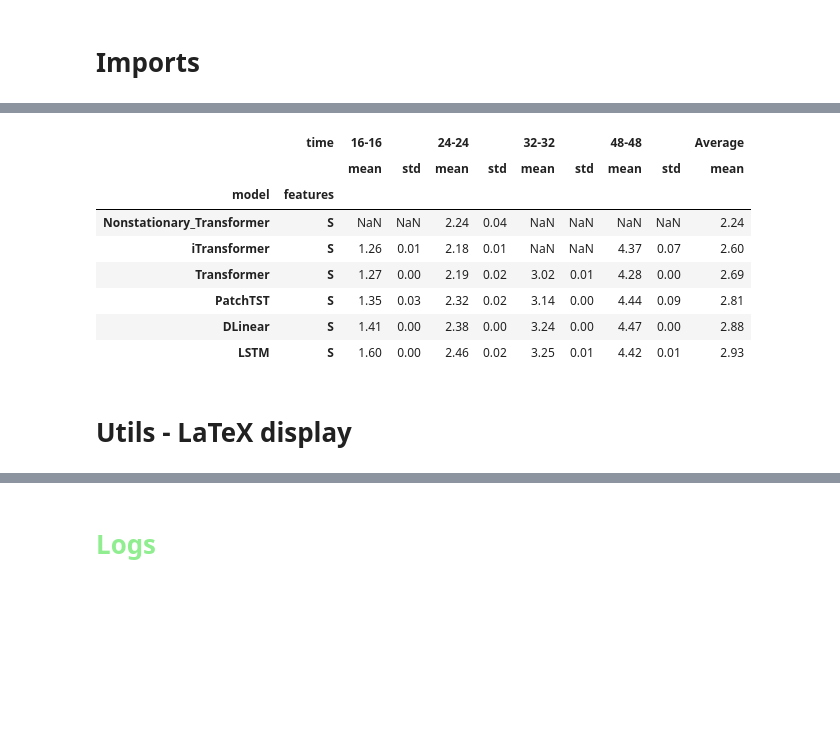
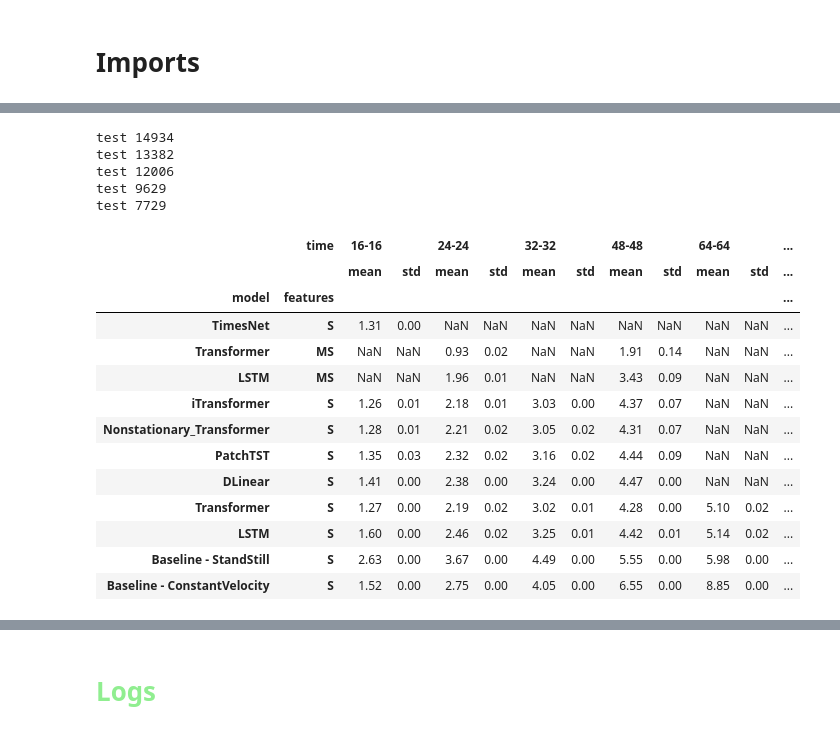
Before and after one commit to arnaud-odet/Time-Series-Library, a Jupyter notebook: results.ipynb, the cells around one changed output, grey strips where cells are left out. Cells and saved outputs as stored; diff of their text form; code cells hidden in the pictures; blank space fills up the shorter version.

```diff
--- a/results.ipynb
+++ b/results.ipynb
@@ -27,32 +14,0 @@ def create_model_identifier(row):
-# %%
-cp_logs_df = pd.read_csv('./logs/calmip_logs.csv', index_col = 0)
-cp_logs_df = cp_logs_df[cp_logs_df.index >= CALMIP_START_INDEX[2]]
-cp_logs_df['model_id'] = cp_logs_df.apply(lambda row : create_model_identifier(row), axis =1)
-cp_logs_df['time'] = cp_logs_df.apply(lambda row : f"{row['seq_len']}-{row['pred_len']}", axis =1)
-temp_df = cp_logs_df[['model_id','model','features','time','rmse','fde']].groupby('model_id').agg(
-    model=pd.NamedAgg(column='model', aggfunc='first'),
-    features=pd.NamedAgg(column='features', aggfunc='first'),
-    time=pd.NamedAgg(column='time', aggfunc='first'),
-    count=pd.NamedAgg(column='fde', aggfunc='count'),
-    mean=pd.NamedAgg(column='fde', aggfunc='mean'),
-    std=pd.NamedAgg(column='fde', aggfunc='std'),
-).sort_values(by = 'mean')
-temp_df['dupl'] = temp_df[['model','time']].duplicated()
-temp_df['std'] = temp_df['std'].fillna(0)
-summary_df = temp_df[temp_df['dupl'] == False].copy()
-summary_df = summary_df.pivot(index = ['model','features'], columns = 'time', values = ['mean','std']).swaplevel(0,1,axis = 1).sort_index(axis = 1)
-summary_df[('Average','mean')] = summary_df.xs('mean', axis = 1, level = 1).mean(axis = 1)
-summary_df.sort_values(by = ('Average','mean'),inplace=True)
-summary_df.round(2)
-# %% [output]
-|  | time | 16-16 |  | 24-24 |  | 32-32 |  | 48-48 |  | Average |
-|  |  | mean | std | mean | std | mean | std | mean | std | mean |
-| model | features |  |  |  |  |  |  |  |  |  |
-| Nonstationary_Transformer | S | NaN | NaN | 2.24 | 0.04 | NaN | NaN | NaN | NaN | 2.24 |
-| iTransformer | S | 1.26 | 0.01 | 2.18 | 0.01 | NaN | NaN | 4.37 | 0.07 | 2.60 |
-| Transformer | S | 1.27 | 0.00 | 2.19 | 0.02 | 3.02 | 0.01 | 4.28 | 0.00 | 2.69 |
-| PatchTST | S | 1.35 | 0.03 | 2.32 | 0.02 | 3.14 | 0.00 | 4.44 | 0.09 | 2.81 |
-| DLinear | S | 1.41 | 0.00 | 2.38 | 0.00 | 3.24 | 0.00 | 4.47 | 0.00 | 2.88 |
-| LSTM | S | 1.60 | 0.00 | 2.46 | 0.02 | 3.25 | 0.01 | 4.42 | 0.01 | 2.93 |
-# %% [markdown]
-# Utils - LaTeX display
@@ -85,3 +15,26 @@ def latex_display_table_with_std(summary_df, n_highlighted_values : int = 1, asc
+# %%
+summary_df = mean_std_logs_summary()
+summary_df.round(2)
+# %% [output]
+test 14934
+test 13382
+test 12006
+test 9629
+test 7729
+|  | time | 16-16 |  | 24-24 |  | 32-32 |  | 48-48 |  | 64-64 |  | ... |
+|  |  | mean | std | mean | std | mean | std | mean | std | mean | std | ... |
+| model | features |  |  |  |  |  |  |  |  |  |  | ... |
+| TimesNet | S | 1.31 | 0.00 | NaN | NaN | NaN | NaN | NaN | NaN | NaN | NaN | ... |
+| Transformer | MS | NaN | NaN | 0.93 | 0.02 | NaN | NaN | 1.91 | 0.14 | NaN | NaN | ... |
+| LSTM | MS | NaN | NaN | 1.96 | 0.01 | NaN | NaN | 3.43 | 0.09 | NaN | NaN | ... |
+| iTransformer | S | 1.26 | 0.01 | 2.18 | 0.01 | 3.03 | 0.00 | 4.37 | 0.07 | NaN | NaN | ... |
+| Nonstationary_Transformer | S | 1.28 | 0.01 | 2.21 | 0.02 | 3.05 | 0.02 | 4.31 | 0.07 | NaN | NaN | ... |
+| PatchTST | S | 1.35 | 0.03 | 2.32 | 0.02 | 3.16 | 0.02 | 4.44 | 0.09 | NaN | NaN | ... |
+| DLinear | S | 1.41 | 0.00 | 2.38 | 0.00 | 3.24 | 0.00 | 4.47 | 0.00 | NaN | NaN | ... |
+| Transformer | S | 1.27 | 0.00 | 2.19 | 0.02 | 3.02 | 0.01 | 4.28 | 0.00 | 5.10 | 0.02 | ... |
+| LSTM | S | 1.60 | 0.00 | 2.46 | 0.02 | 3.25 | 0.01 | 4.42 | 0.01 | 5.14 | 0.02 | ... |
+| Baseline - StandStill | S | 2.63 | 0.00 | 3.67 | 0.00 | 4.49 | 0.00 | 5.55 | 0.00 | 5.98 | 0.00 | ... |
+| Baseline - ConstantVelocity | S | 1.52 | 0.00 | 2.75 | 0.00 | 4.05 | 0.00 | 6.55 | 0.00 | 8.85 | 0.00 | ... |
 # %%
 test = latex_display_table_with_std(summary_df, n_highlighted_values=3)
 test.to_latex('../Collective_behavior/latex/presentations/test.tex', index = False, float_format = "%.2f")
```
Also changed, not shown: parts of 7 cells of this notebook, 1 other file.
